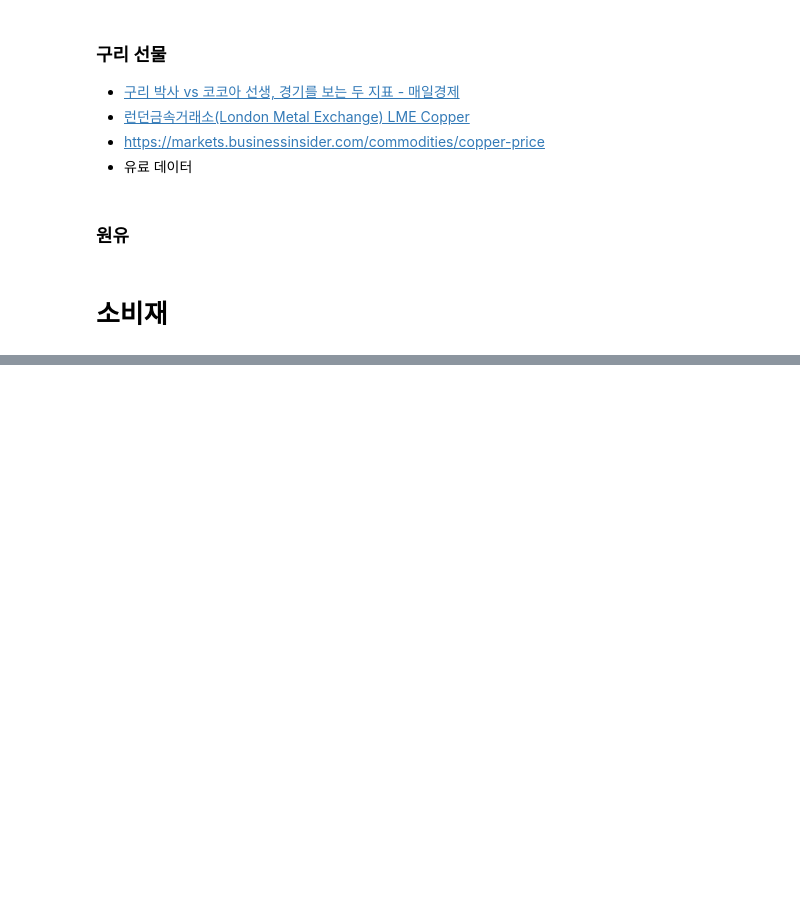
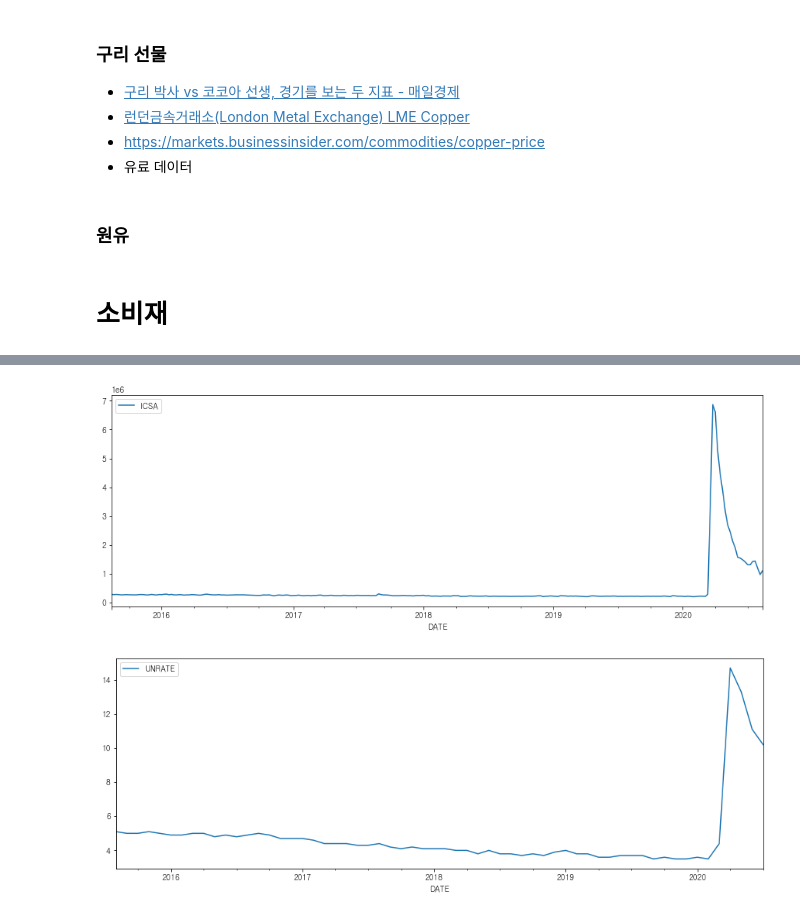
Before and after one commit to reddiana/blog, a Jupyter notebook: _notebooks/2020-08-19-Economic_indicators.ipynb, the cells around one changed output, grey strips where cells are left out. Saved outputs shown, nothing was run; the diff lists cells and outputs as text; code cells hidden in the pictures; blank space fills up the shorter version.

```diff
--- a/_notebooks/2020-08-19-Economic_indicators.ipynb
+++ b/_notebooks/2020-08-19-Economic_indicators.ipynb
@@ -69,0 +94,17 @@ p.legend(loc='lower left')
+# %%
+sdt = '2015-08-15'
+edt = '2020-08-15'
+indx = [
+    ['ICSA'  , 'ICSA'  , '미국 신규실업수당 청구건수'],
+    ['UNRATE', 'UNRATE', '미국 실업률'               ],
+]
+
+for indxCd, colNm, labelNm in indx:
+    resp = requests.get(f'https://fred.stlouisfed.org/graph/fredgraph.csv?id={indxCd}&scale=left&cosd={sdt}&coed={edt}')
+    csv = StringIO(resp.text)
+    df = pd.read_csv(csv).set_index('DATE')
+    df.index = pd.to_datetime(df.index)
+    df.plot(label = labelNm)
+# %% [output]
+[figure, added]
+[figure, added]
```
Also changed, not shown: parts of 11 cells of this notebook.
